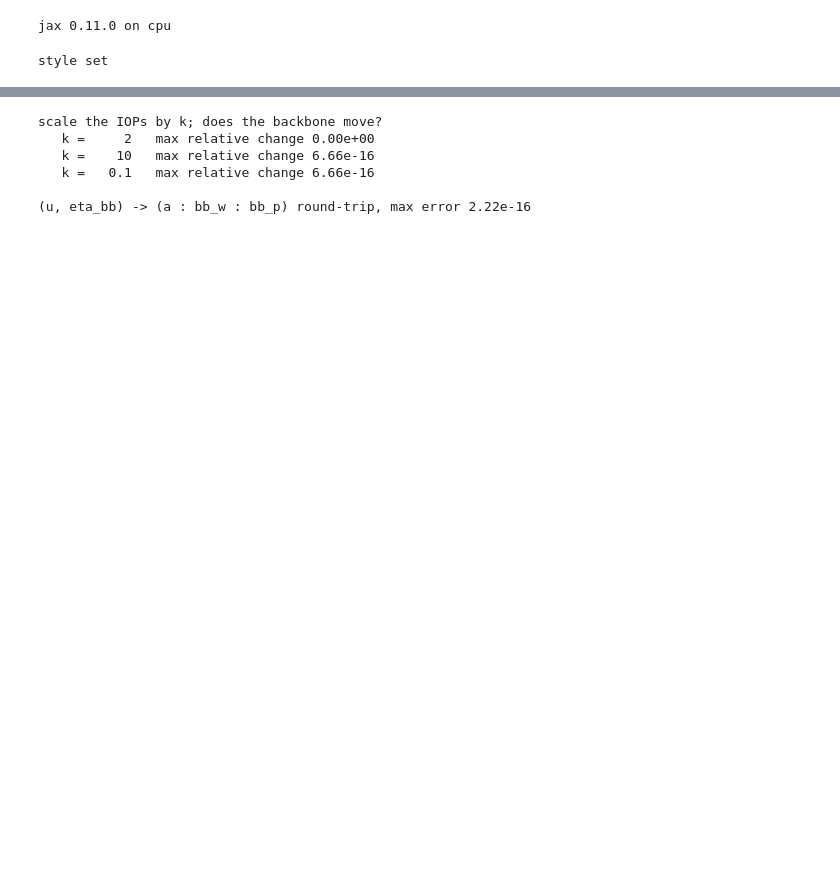
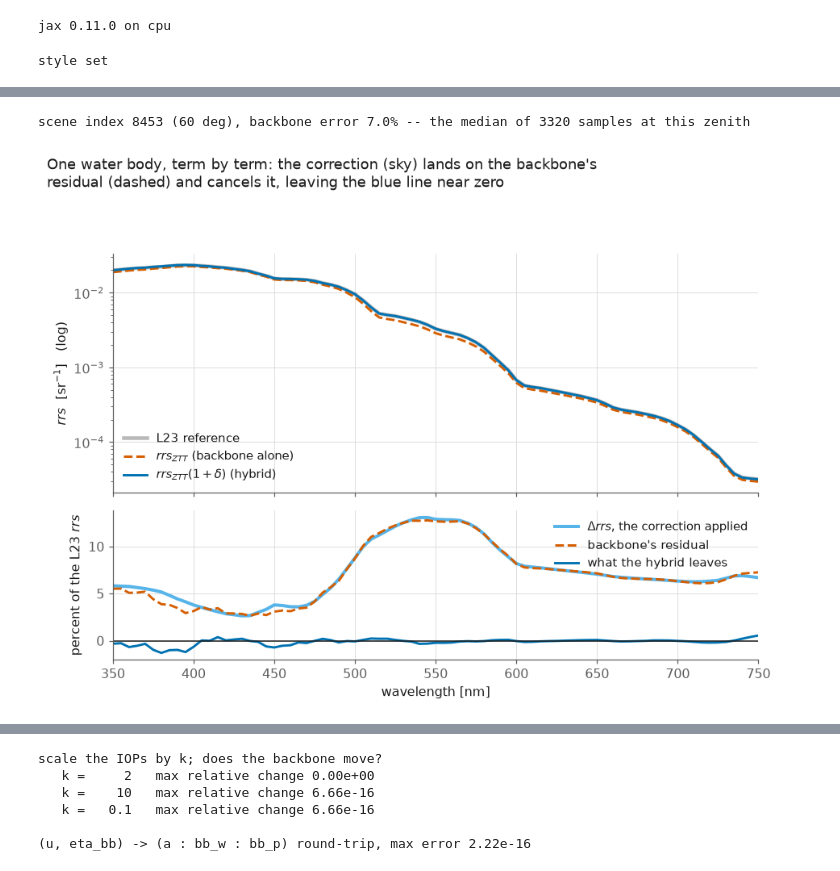
Before and after one commit to ocean-colour/retrieve-or-bust, a Jupyter notebook: notebooks/RT/rt_elastic_coding_4.ipynb, the cells around one changed output, grey strips where cells are left out. Cells and saved outputs as stored; diff of their text form; code cells hidden in the pictures; blank space fills up the shorter version.

```diff
--- a/notebooks/RT/rt_elastic_coding_4.ipynb
+++ b/notebooks/RT/rt_elastic_coding_4.ipynb
@@ -81,0 +286,48 @@ style set
+# %%
+# A representative 60-degree scene rather than a flattering one: the sample whose
+# backbone error is closest to the median over all 60-degree samples.
+sel = np.where(zen == 60)[0]
+err = np.abs(np.asarray((truth - m_ztt) / truth))[sel].mean(axis=1)
+i = sel[np.argsort(err)[len(err) // 2]]
+print(f"scene index {i} (60 deg), backbone error {err[np.argsort(err)[len(err)//2]]*100:.1f}% "
+      f"-- the median of {len(sel)} samples at this zenith")
+
+fig, (ax_top, ax_bot) = plt.subplots(
+    2, 1, figsize=(8.4, 6.4), sharex=True, gridspec_kw={"height_ratios": [1.6, 1]})
+
+ax_top.plot(wave, np.asarray(truth[i]), color=INK, lw=3.0, alpha=0.30)
+ax_top.plot(wave, np.asarray(m_ztt[i]), color=C_B, lw=1.9, ls="--")
+ax_top.plot(wave, np.asarray(m_hyb[i]), color=C_A, lw=1.9)
+ax_top.set_yscale("log")
+ax_top.set_ylabel("$rrs$  [sr$^{-1}$]   (log)")
+ax_top.plot([], [], color=INK, lw=3.0, alpha=0.30, label="L23 reference")
+ax_top.plot([], [], color=C_B, lw=1.9, ls="--", label="$rrs_{ZTT}$ (backbone alone)")
+ax_top.plot([], [], color=C_A, lw=1.9, label="$rrs_{ZTT}(1+\\delta)$ (hybrid)")
+ax_top.legend(loc="lower left", fontsize=9.5)
+
+# All three curves are divided by the L23 reference -- the project's rRMS
+# convention (design section 6). Plotting the raw delta here instead would put the
+# sky curve ~2 points high, since delta divides by rrs_ZTT, and invite the reading
+# that the correction overshoots when in fact only the denominator differs.
+correction = np.asarray((m_hyb[i] - m_ztt[i]) / truth[i]) * 100
+ax_bot.plot(wave, correction, color=C_C, lw=2.6)
+ax_bot.plot(wave, np.asarray((truth[i] - m_ztt[i]) / truth[i]) * 100, color=C_B,
+            lw=1.9, ls="--")
+ax_bot.plot(wave, np.asarray((truth[i] - m_hyb[i]) / truth[i]) * 100, color=C_A, lw=1.9)
+ax_bot.axhline(0.0, color=INK, lw=1.0)
+ax_bot.set_ylabel("percent of the L23 $rrs$")
+ax_bot.set_xlabel("wavelength [nm]")
+ax_bot.plot([], [], color=C_C, lw=2.6, label="$\\Delta rrs$, the correction applied")
+ax_bot.plot([], [], color=C_B, lw=1.9, ls="--", label="backbone's residual")
+ax_bot.plot([], [], color=C_A, lw=1.9, label="what the hybrid leaves")
+ax_bot.legend(loc="upper right", fontsize=9.5, ncols=1)
+ax_bot.set_xlim(wave.min(), wave.max())
+
+fig.suptitle("One water body, term by term: the correction (sky) lands on the "
+             "backbone's\nresidual (dashed) and cancels it, leaving the blue line "
+             "near zero", fontsize=12, x=0.01, ha="left")
+fig.tight_layout(rect=(0, 0, 1, 0.92))
+plt.show()
+# %% [output]
+scene index 8453 (60 deg), backbone error 7.0% -- the median of 3320 samples at this zenith
+[figure, added]
```
Also changed, not shown: parts of 17 cells of this notebook, 2 other files.
